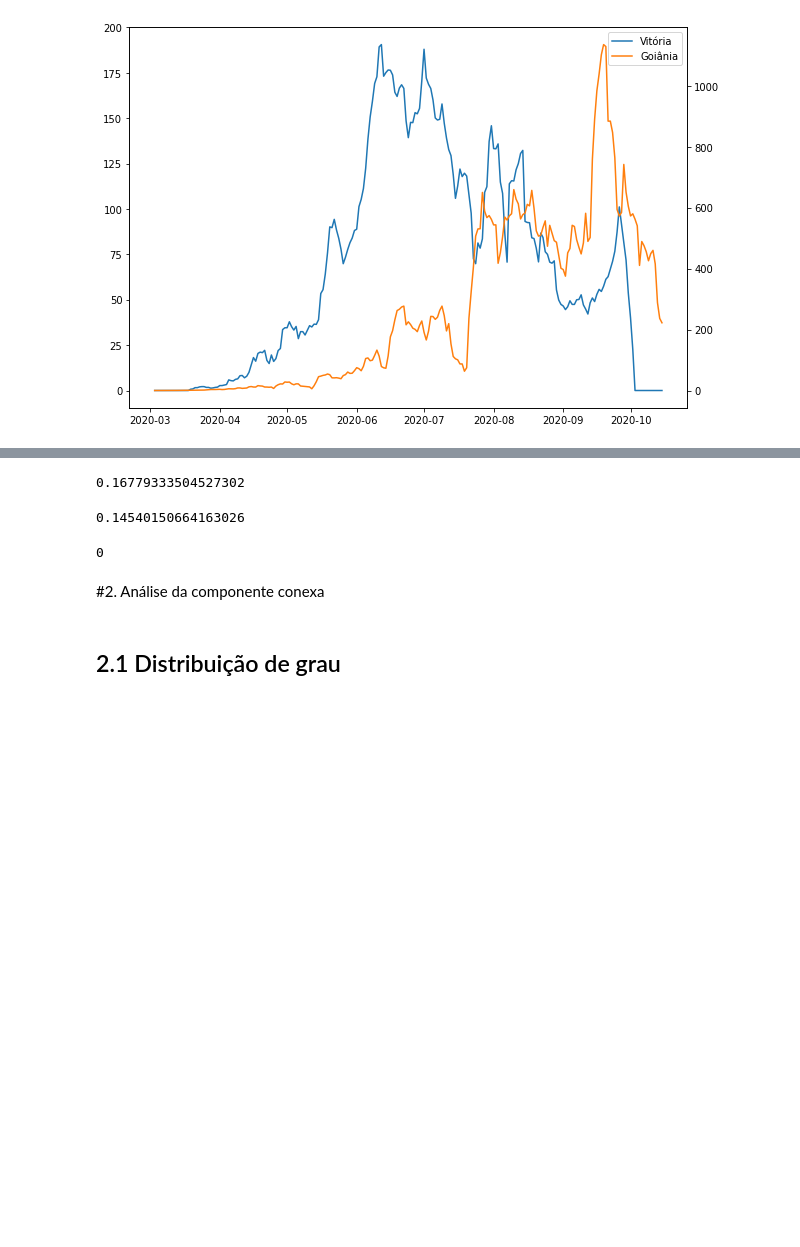
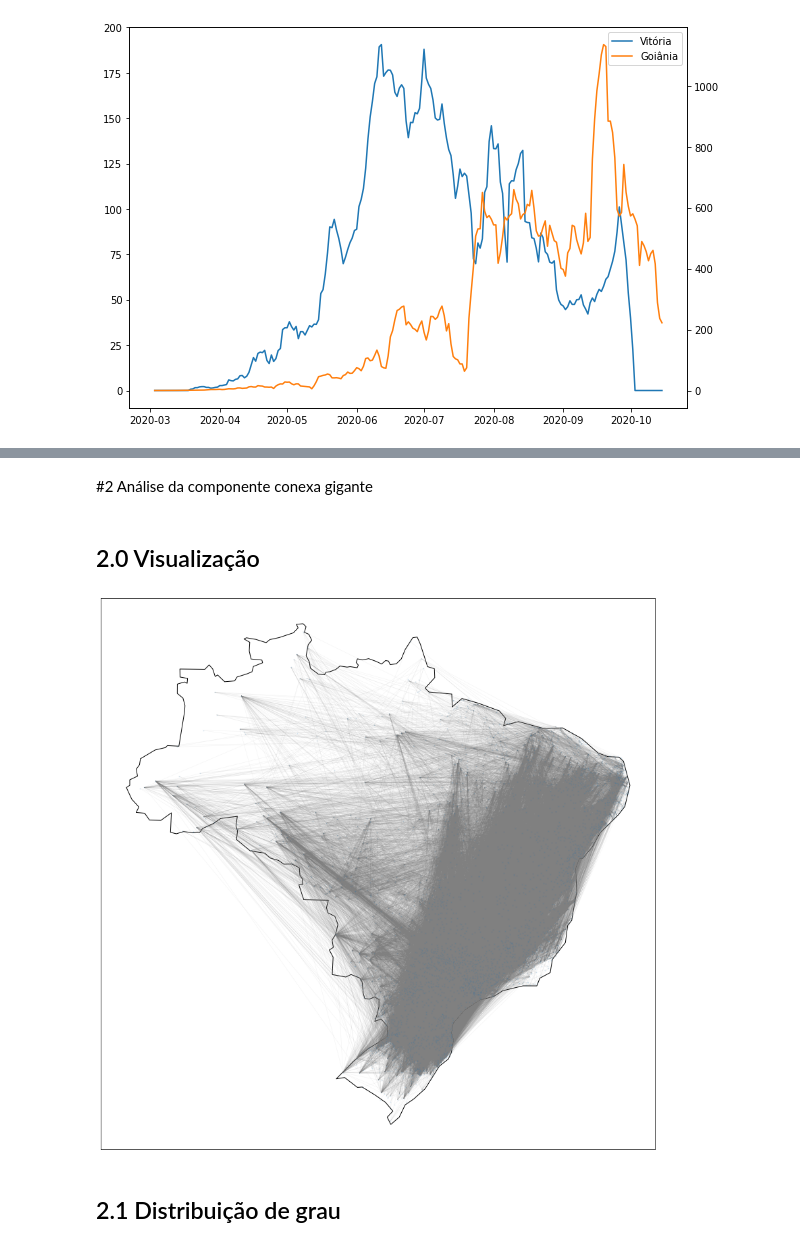
Before and after one commit to girsant/COVID_19, a Jupyter notebook: CPS765_Trab2_AnaliseCleiton.ipynb, the cells around one changed output, grey strips where cells are left out. Saved outputs shown, nothing was run; the diff lists cells and outputs as text; code cells hidden in the pictures; blank space fills up the shorter version.

```diff
--- a/CPS765_Trab2_AnaliseCleiton.ipynb
+++ b/CPS765_Trab2_AnaliseCleiton.ipynb
@@ -291,17 +334,24 @@ df_mun[['latitude', 'idhf']].corr()
-# %%
-print(nx.attribute_assortativity_coefficient(S, "regiao"))
-# %% [output]
-0.16779333504527302
-# %%
-print(nx.attribute_assortativity_coefficient(S, "uf"))
-# %% [output]
-0.14540150664163026
-# %%
-(nx.attribute_mixing_matrix(S,'idhf')>0.05).sum()
-# %% [output]
-0
 # %% [markdown]
-#2. Análise da componente conexa
+#2 Análise da componente conexa gigante
+# %% [markdown]
+## 2.0 Visualização
+# %%
+gdf = geopandas.GeoDataFrame()
+world = geopandas.read_file(geopandas.datasets.get_path('naturalearth_lowres'))
+
+# We restrict to Brazil.
+ax = world[world.name == 'Brazil'].plot(
+    color='white', edgecolor='black', figsize=(15,15))
+
+pos = {c: (att['longitude'], att['latitude']) for c,att in S.nodes(data=True) }
+# draw
+nx.draw_networkx(S, pos, node_size=1, edge_color='grey', alpha=0.1, width=0.5, with_labels=False, ax=ax)
+
+# We can now plot our ``GeoDataFrame``.
+gdf.plot(ax=ax, color='red')
+plt.show()
+# %% [output]
+[figure, added]
 # %% [markdown]
 ## 2.1 Distribuição de grau
 # %% [markdown]
```
Also changed, not shown: parts of 54 cells of this notebook.
